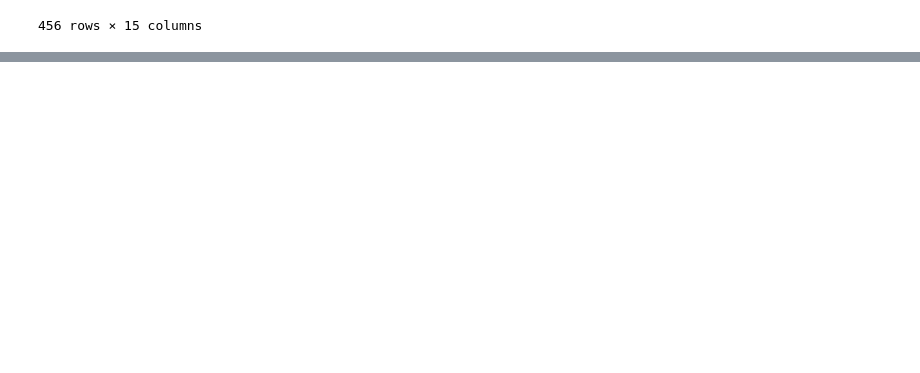
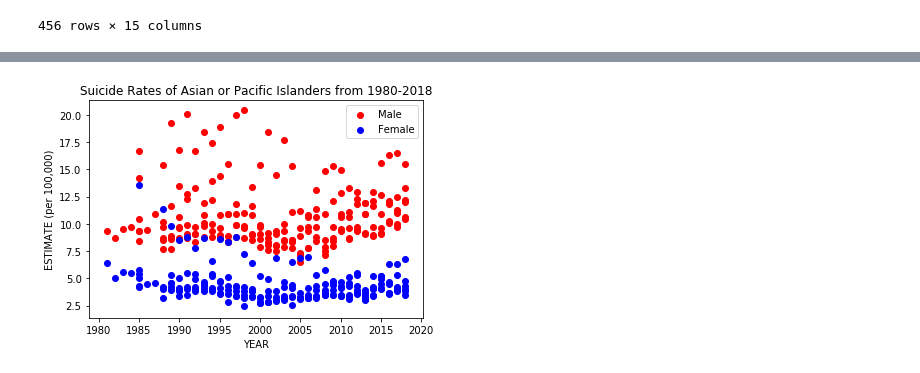
Before and after one commit to cbhernandez03/project-1, a Jupyter notebook: code.ipynb, the cells around one changed output, grey strips where cells are left out. Cells and saved outputs as stored; diff of their text form; code cells hidden in the pictures; blank space fills up the shorter version.

```diff
--- a/code.ipynb
+++ b/code.ipynb
@@ -96,0 +98,18 @@ Text(0, 0.5, 'ESTIMATE (per 100,000)')
+# %%
+male_df = filtered_asian_df.loc[filtered_asian_df["Gender"]=="Male"]
+female_df = filtered_asian_df.loc[filtered_asian_df["Gender"]=="Female"]
+
+
+fig = plt.figure()
+ax1 = fig.add_subplot(111)
+ax1.scatter(male_df['YEAR'], male_df['ESTIMATE'], c='red', label = 'Male')
+ax1.scatter(female_df['YEAR'], female_df['ESTIMATE'], c='blue', label = "Female")
+plt.legend()
+
+
+plt.title("Suicide Rates of Asian or Pacific Islanders from 1980-2018")
+plt.xlabel('YEAR')
+plt.ylabel("ESTIMATE (per 100,000)")
+plt.show()
+# %% [output]
+[figure, added]
```
Also changed, not shown: parts of 3 cells of this notebook.
